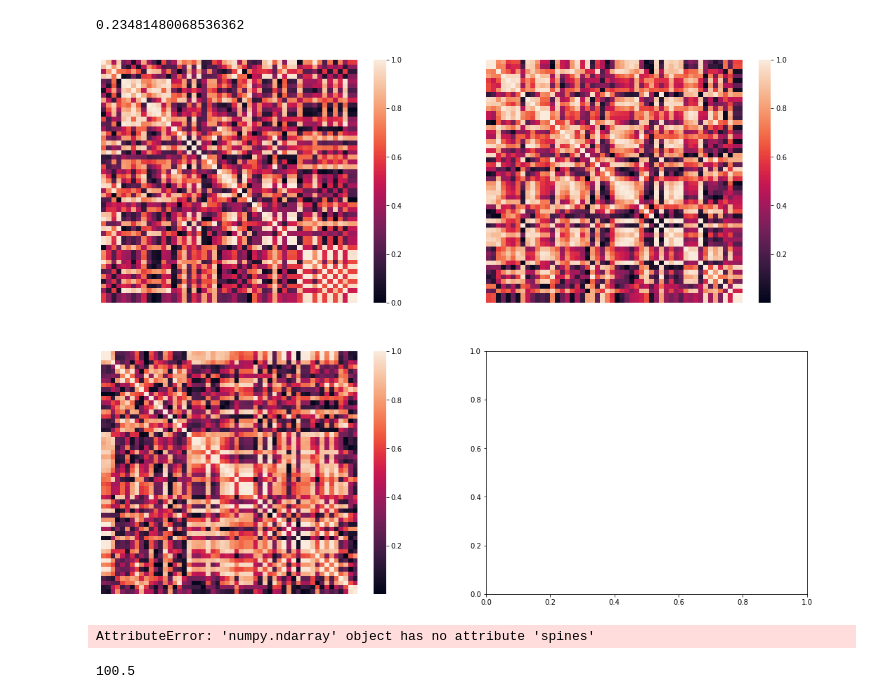
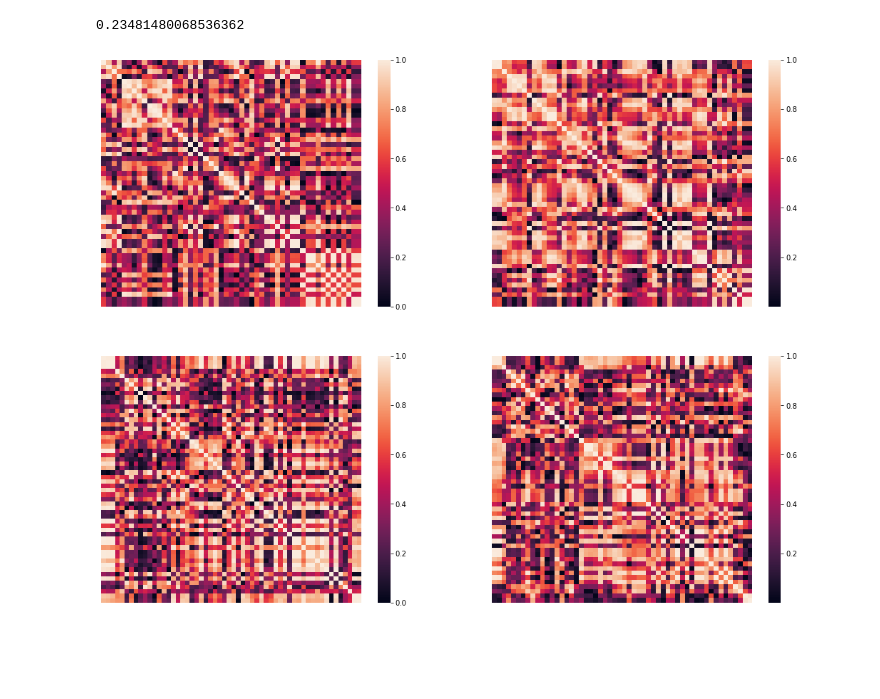
Before and after one commit to deethereal/DigitalLeaders_budget_10_HACK, a Jupyter notebook: DenisFirstTry.ipynb, the cells around one changed output. Drawn from its saved outputs; the diff is of its cells as text; code cells hidden in the pictures; blank space fills up the shorter version.

```diff
--- a/DenisFirstTry.ipynb
+++ b/DenisFirstTry.ipynb
@@ -79,22 +79,14 @@ file0 = '2010-2012.xls'
 file1 = '2011-2013.xls'
 file2 = '2020-2022.xls'
 file3 = '2019-2021.xls'
-# %%
-corr = df.applymap(remove_star).corr()
-%matplotlib inline
-fig, ax = plt.subplots(2,2,figsize=(18,14))
-before_twety_eighteen(file0,ax[0][0])
-before_twety_eighteen(file1,ax[0][1])
-twenty_eighteen(file3, ax)
-twenty_eighteen(file2,ax[1][0])
-plt.show()
-# %% [output]
-[figure, removed]
-# %%
-twenty_eighteen(file3,ax)
-# %% [output]
-AttributeError: 'numpy.ndarray' object has no attribute 'spines'
-# %%
-float('100.5')
-# %% [output]
-100.5
+# %%
+corr = df.applymap(remove_star).corr()
+%matplotlib inline
+fig, ax = plt.subplots(2,2,figsize=(18,14))
+before_twety_eighteen(file0,ax[0][0])
+before_twety_eighteen(file1,ax[0][1])
+twenty_eighteen(file3, ax[1][0])
+twenty_eighteen(file2,ax[1][1])
+plt.show()
+# %% [output]
+[figure, added]
```
Also changed, not shown: parts of 5 cells of this notebook.
